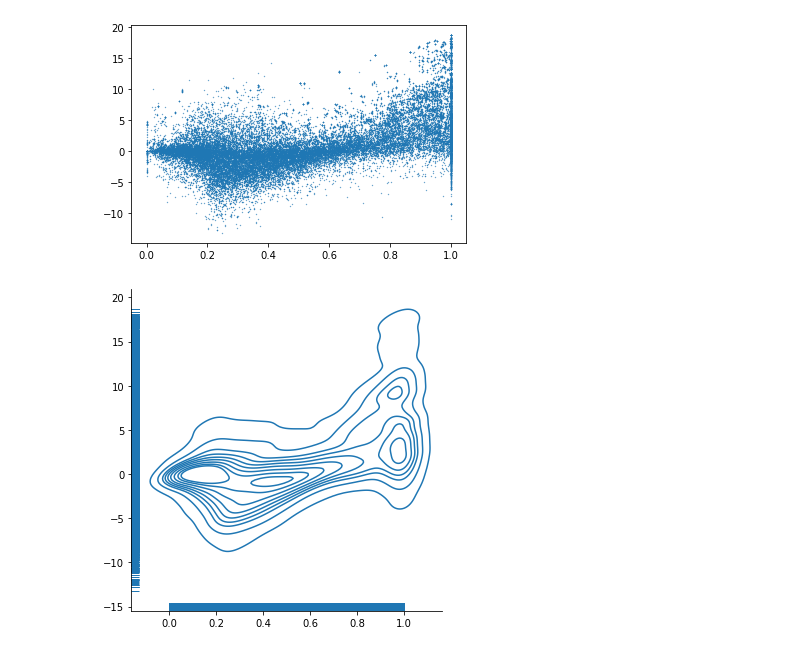
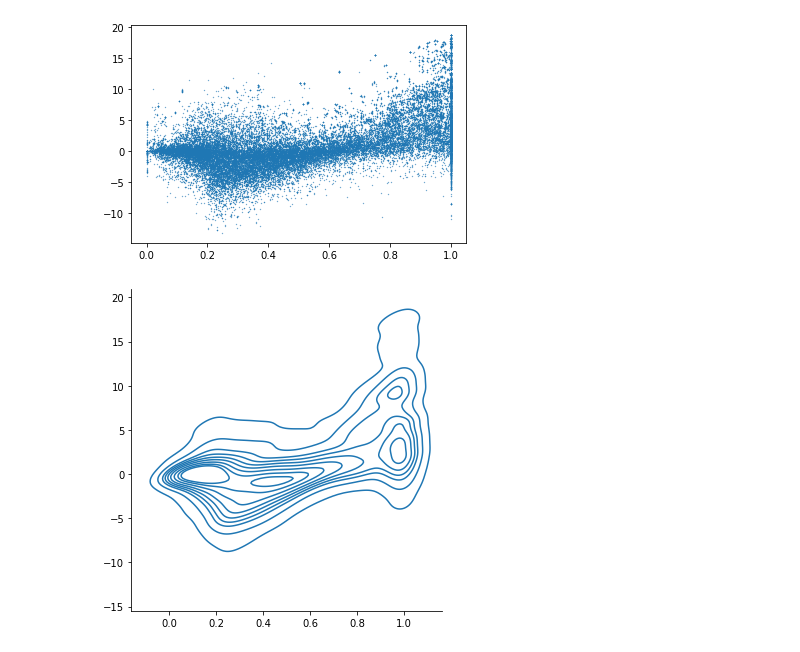
Before and after one commit to louwenjjr/improve_library_matching, a Jupyter notebook: 4-networks.ipynb, the cells around one changed output. Drawn from its saved outputs; the diff is of its cells as text; code cells hidden in the pictures.

```diff
--- a/4-networks.ipynb
+++ b/4-networks.ipynb
@@ -308,10 +308,10 @@ def plot_graph(G, attribute_key = 's2v_score', cutoff = 0.4, tan_cutoff = 0.6, n
     darkest = cmap(1.0)
     nx.draw_networkx_nodes(Gsub, pos, nodelist=[q_node], node_color = [darkest])
 
-    s2v_labels = nx.get_edge_attributes(Gsub,'s2v_score')
-    for edge in s2v_labels.keys():
+    attr_labels = nx.get_edge_attributes(Gsub, attribute_key)
+    for edge in attr_labels.keys():
         #introduce cutoff and multiply with width multiplier
-        val = s2v_labels[edge]
+        val = attr_labels[edge]
         if val > cutoff:
             width = val * width_default
             nx.draw_networkx_edges(Gsub, pos, edgelist=[edge], width=width, edge_color=cmap(val))
@@ -608,6 +608,6 @@ plt.scatter(tans, transms, s = 0.09)
 [figure]
 # %%
 import seaborn as sns
-g = sns.displot(x=tans, y=transms, kind="kde", rug=True)
+g = sns.displot(x=tans, y=transms, kind="kde")#, rug=True)
 # %% [output]
-[figure, old version]
+[figure, new version]
```
Also changed, not shown: parts of 4 cells of this notebook.
